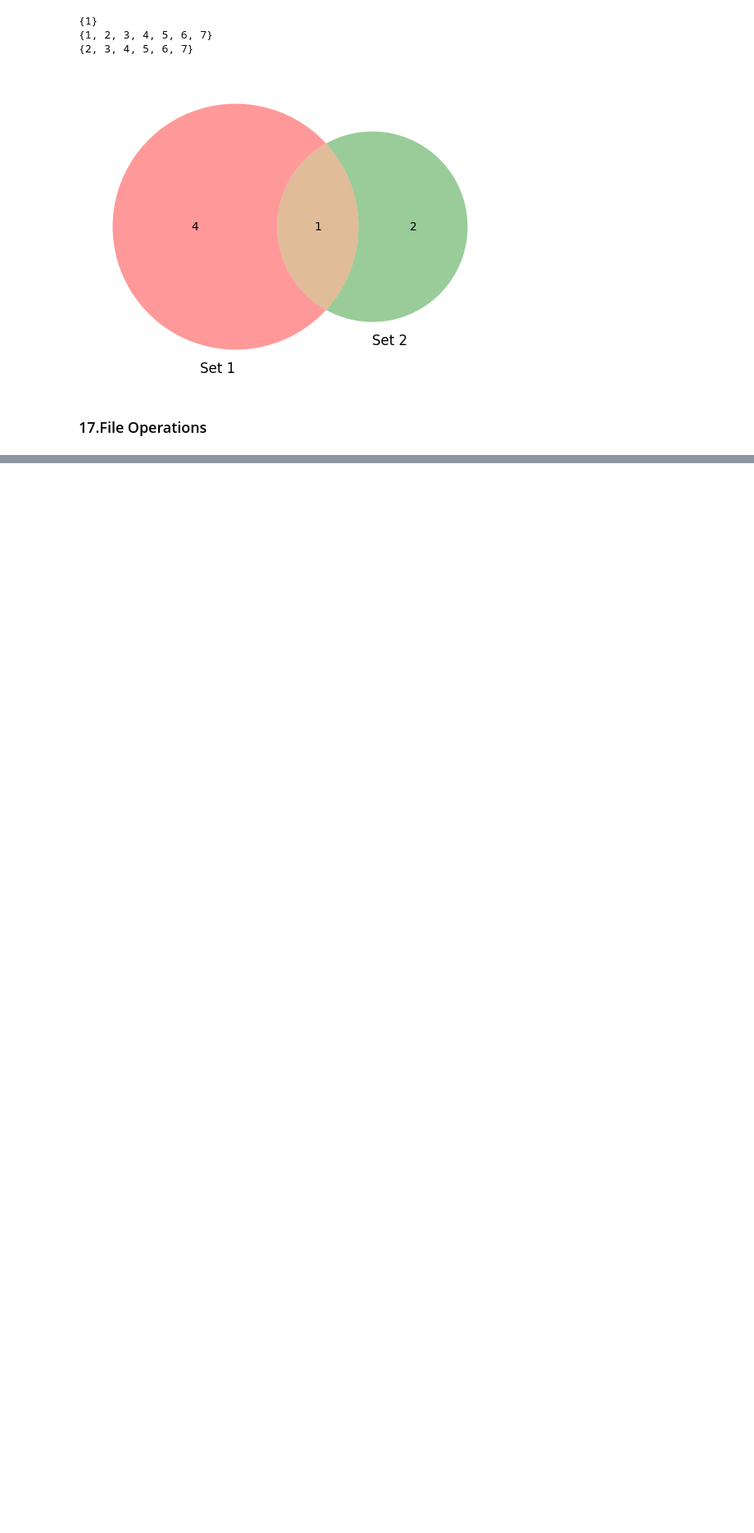
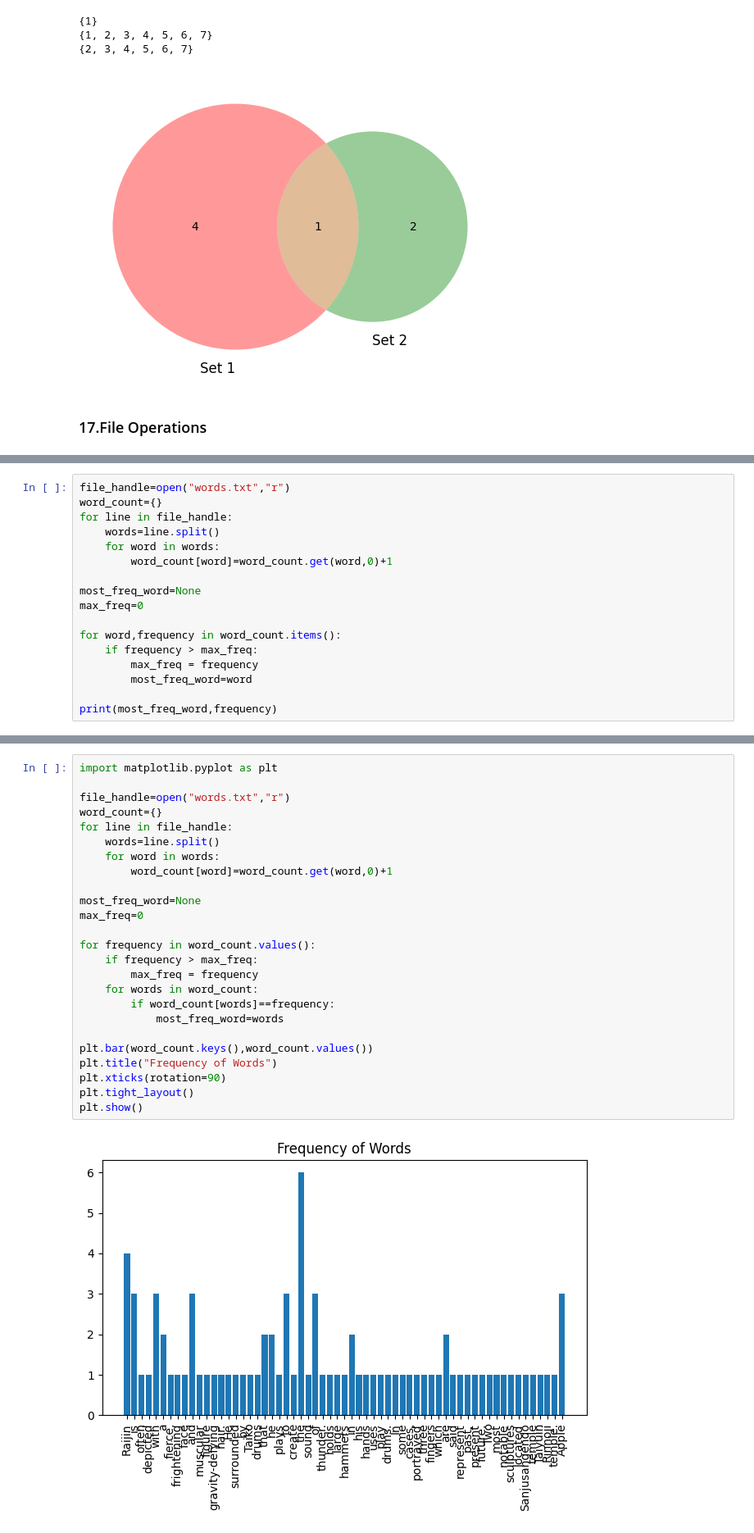
Before and after one commit to AceAryan/ES114-Prereq, a Jupyter notebook: pythonprereq.ipynb, the cells around one changed output, grey strips where cells are left out. Shown at 82% size. Drawn from its saved outputs; the diff is of its cells as text; blank space fills up the shorter version.

```diff
--- a/pythonprereq.ipynb
+++ b/pythonprereq.ipynb
@@ -438,0 +453,17 @@ for number i
+# %%
+file_handle=open("words.txt","r")
+word_count={}
+for line in file_handle:
+    words=line.split()
+    for word in words:
+        word_count[word]=word_count.get(word,0)+1
+
+most_freq_word=None
+max_freq=0
+
+for word,frequency in word_count.items():
+    if frequency > max_freq:
+        max_freq = frequency
+        most_freq_word=word
+
+print(most_freq_word,frequency)
@@ -438,0 +472,27 @@ for number i
+# %%
+import matplotlib.pyplot as plt
+
+file_handle=open("words.txt","r")
+word_count={}
+for line in file_handle:
+    words=line.split()
+    for word in words:
+        word_count[word]=word_count.get(word,0)+1
+
+most_freq_word=None
+max_freq=0
+
+for frequency in word_count.values():
+    if frequency > max_freq:
+        max_freq = frequency
+    for words in word_count:
+        if word_count[words]==frequency:
+            most_freq_word=words
+
+plt.bar(word_count.keys(),word_count.values())
+plt.title("Frequency of Words")
+plt.xticks(rotation=90)
+plt.tight_layout()
+plt.show()
+# %% [output]
+[figure, added]
```
Also changed, not shown: parts of 23 cells of this notebook, 5 other files.
